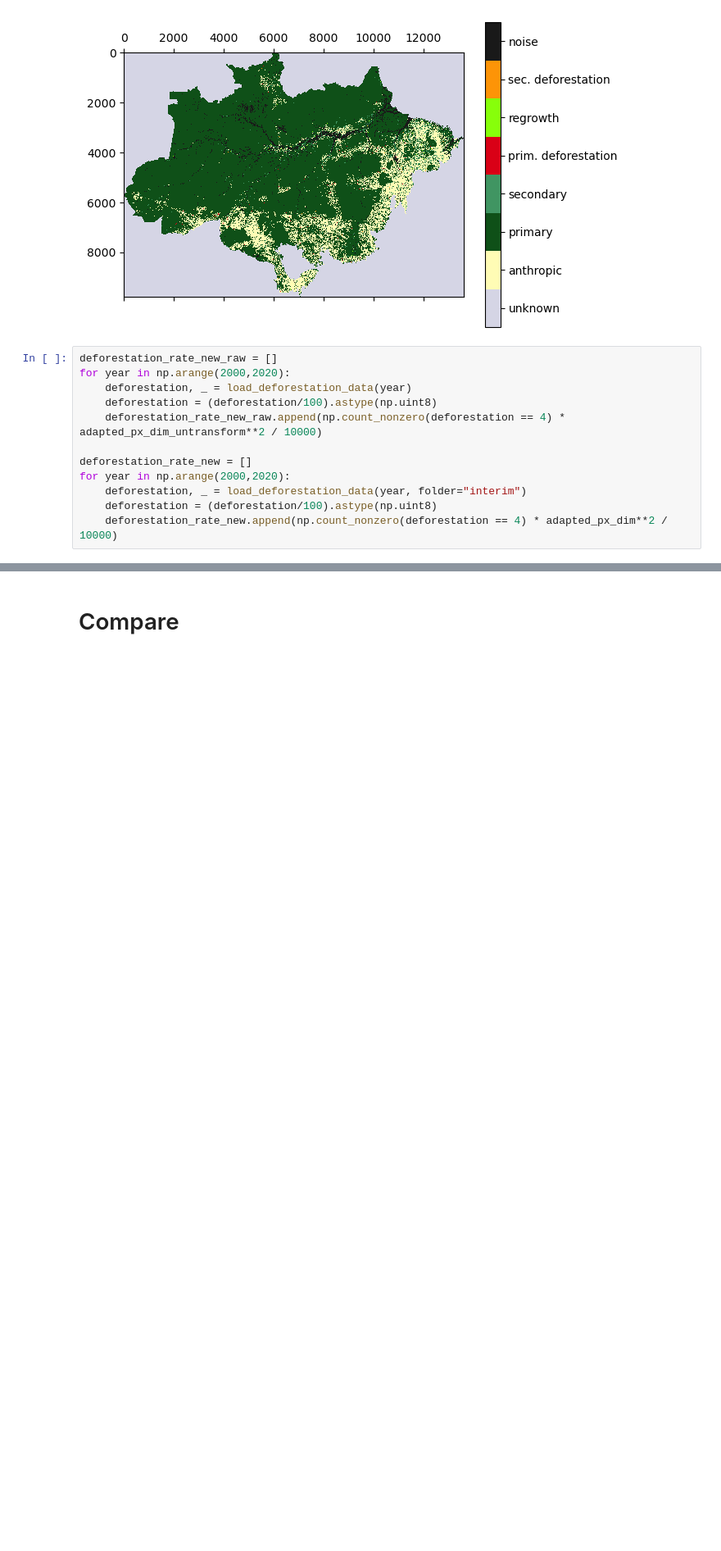
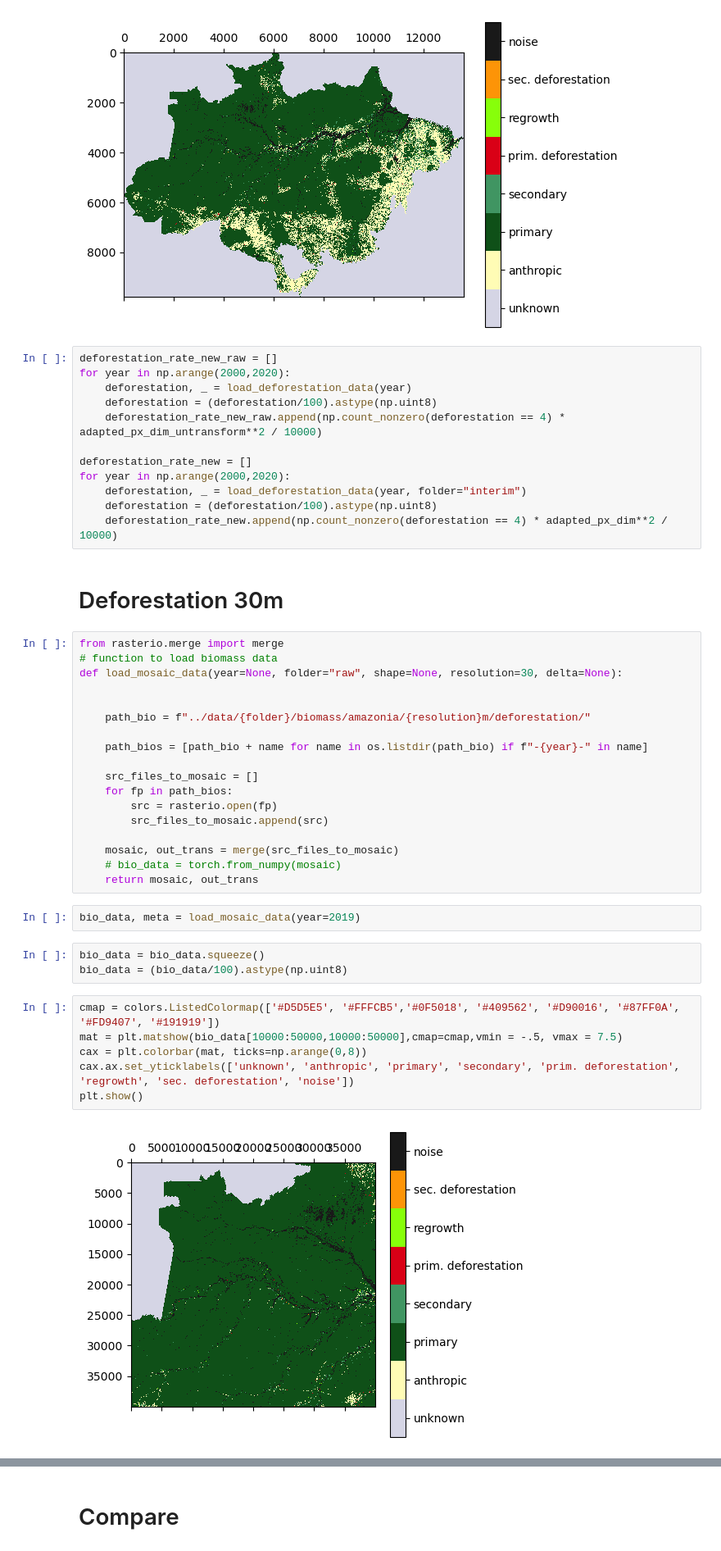
Before and after one commit to TimEngelmann/future-deforestation, a Jupyter notebook: notebooks/deforestation_rates.ipynb, the cells around one changed output, grey strips where cells are left out. Shown at 82% size. Saved outputs shown, nothing was run; the diff lists cells and outputs as text; blank space fills up the shorter version.

```diff
--- a/notebooks/deforestation_rates.ipynb
+++ b/notebooks/deforestation_rates.ipynb
@@ -305,3 +325,36 @@ for year in np.arange(2000,2020):
     deforestation, _ = load_deforestation_data(year, folder="interim")
     deforestation = (deforestation/100).astype(np.uint8)
     deforestation_rate_new.append(np.count_nonzero(deforestation == 4) * adapted_px_dim**2 / 10000)
+# %% [markdown]
+# Deforestation 30m
+# %%
+from rasterio.merge import merge
+# function to load biomass data
+def load_mosaic_data(year=None, folder="raw", shape=None, resolution=30, delta=None):
+
+
+    path_bio = f"../data/{folder}/biomass/amazonia/{resolution}m/deforestation/"
+
+    path_bios = [path_bio + name for name in os.listdir(path_bio) if f"-{year}-" in name]
+
+    src_files_to_mosaic = []
+    for fp in path_bios:
+        src = rasterio.open(fp)
+        src_files_to_mosaic.append(src)
+
+    mosaic, out_trans = merge(src_files_to_mosaic)
+    # bio_data = torch.from_numpy(mosaic)
+    return mosaic, out_trans
+# %%
+bio_data, meta = load_mosaic_data(year=2019)
+# %%
+bio_data = bio_data.squeeze()
+bio_data = (bio_data/100).astype(np.uint8)
+# %%
+cmap = colors.ListedColormap(['#D5D5E5', '#FFFCB5','#0F5018', '#409562', '#D90016', '#87FF0A', '#FD9407', '#191919'])
+mat = plt.matshow(bio_data[10000:50000,10000:50000],cmap=cmap,vmin = -.5, vmax = 7.5)
+cax = plt.colorbar(mat, ticks=np.arange(0,8))
+cax.ax.set_yticklabels(['unknown', 'anthropic', 'primary', 'secondary', 'prim. deforestation', 'regrowth', 'sec. deforestation', 'noise'])
+plt.show()
+# %% [output]
+[figure, added]
```
Also changed, not shown: parts of 8 cells of this notebook.
